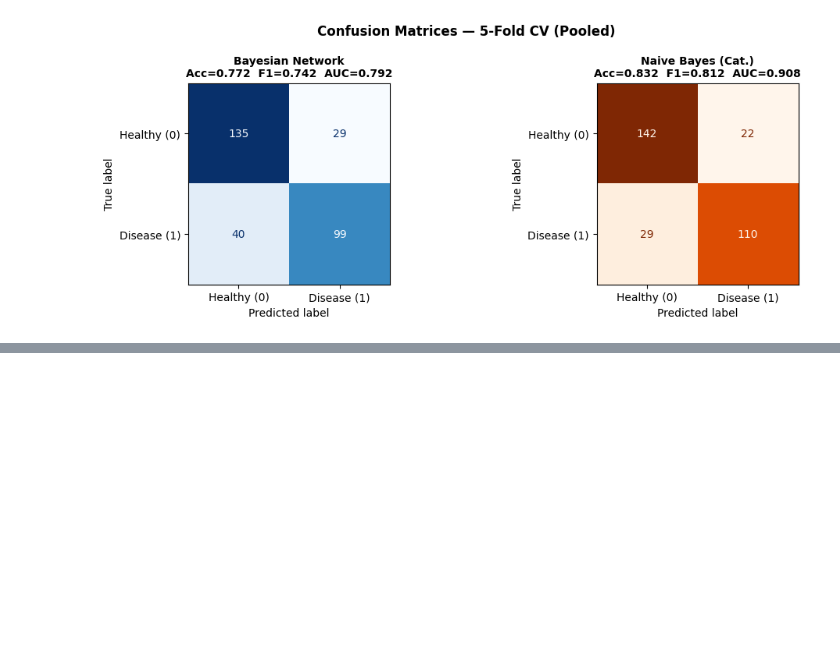
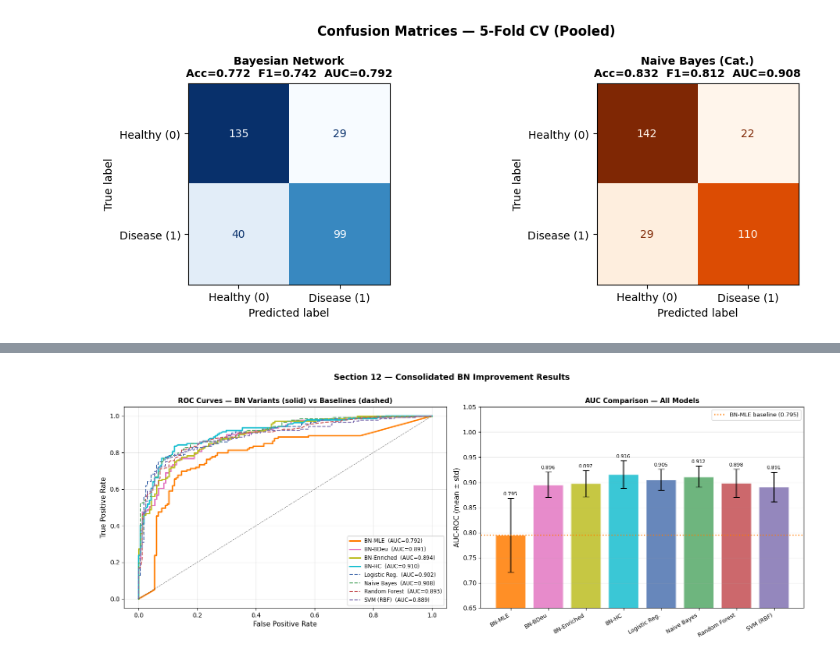
Before and after one commit to cheahcha/cs5340-project, a Jupyter notebook: bayesian_network.ipynb, the cells around one changed output, grey strips where cells are left out. Saved outputs shown, nothing was run; the diff lists cells and outputs as text; code cells hidden in the pictures; blank space fills up the shorter version.

```diff
--- a/bayesian_network.ipynb
+++ b/bayesian_network.ipynb
@@ -775,0 +1051,19 @@ Best baseline by AUC: NaiveBayes  (mean AUC = 0.9115)
+# %%
+metrics_hc, pt_hc, pp_hc = run_bn_cv(
+    learned_edges, BayesianEstimator, bdeu_kwargs,
+    df_disc, state_names, skf, y_np)
+
+hc_acc = np.mean(metrics_hc['accuracy'])
+hc_f1  = np.mean(metrics_hc['f1'])
+hc_auc = np.mean(metrics_hc['auc'])
+
+print("── Section 11: Hill-Climbing + BDeu ────────────────────────────────────")
+print(f"{'Metric':<12} {'MLE':>8} {'BDeu':>8} {'Enriched':>10} {'HC+BDeu':>9} {'Δ vs MLE':>10}")
+print("─" * 62)
+for metric, mle_v, bdeu_v, enr_v, hc_v in [
+    ('Accuracy', mle_acc, bdeu_acc, enr_acc, hc_acc),
+    ('F1',       mle_f1,  bdeu_f1,  enr_f1,  hc_f1),
+    ('AUC',      mle_auc, bdeu_auc, enr_auc, hc_auc),
+]:
+    print(f"{metric:<12} {mle_v:>8.4f} {bdeu_v:>8.4f} {enr_v:>10.4f} "
+          f"{hc_v:>9.4f} {hc_v - mle_v:>+10.4f}")
@@ -775,0 +1164,75 @@ Best baseline by AUC: NaiveBayes  (mean AUC = 0.9115)
+# %%
+BN_COLORS_COMP = {
+    'BN-MLE':      '#FF7C00',
+    'BN-BDeu':     '#e377c2',
+    'BN-Enriched': '#bcbd22',
+    'BN-HC':       '#17becf',
+}
+BASE_COLORS_COMP = {
+    'LogisticRegression': '#4C72B0',
+    'NaiveBayes':         '#55A868',
+    'RandomForest':       '#C44E52',
+    'SVM':                '#8172B2',
+}
+bn_variant_pool = {
+    'BN-MLE':      (np.array(pool_true['BayesianNetwork']),
+                    np.array(pool_proba['BayesianNetwork'])),
+    'BN-BDeu':     (pt_bdeu,  pp_bdeu),
+    'BN-Enriched': (pt_enr,   pp_enr),
+    'BN-HC':       (pt_hc,    pp_hc),
+}
+
+fig, axes = plt.subplots(1, 2, figsize=(16, 6))
+
+# ── Left: ROC curves ──────────────────────────────────────────────────────────
+ax_roc = axes[0]
+for variant, (yt, yp) in bn_variant_pool.items():
+    fpr, tpr, _ = roc_curve(yt, yp)
+    auc_v = roc_auc_score(yt, yp)
+    ax_roc.plot(fpr, tpr, color=BN_COLORS_COMP[variant], linewidth=2.2,
+                label=f'{variant}  (AUC={auc_v:.3f})')
+for bname in BASELINE_NAMES_LIST:
+    yt  = np.array(pool_true[bname])
+    yp  = np.array(pool_proba[bname])
+    fpr, tpr, _ = roc_curve(yt, yp)
+    auc_v = roc_auc_score(yt, yp)
+    ax_roc.plot(fpr, tpr, color=BASE_COLORS_COMP[bname], linewidth=1.5,
+                linestyle='--', label=f'{BASELINE_DISP[bname]}  (AUC={auc_v:.3f})')
+ax_roc.plot([0, 1], [0, 1], 'k--', linewidth=0.8, alpha=0.5)
+ax_roc.set_xlabel('False Positive Rate', fontsize=11)
+ax_roc.set_ylabel('True Positive Rate', fontsize=11)
+ax_roc.set_title('ROC Curves — BN Variants (solid) vs Baselines (dashed)',
+                 fontsize=11, fontweight='bold')
+ax_roc.legend(loc='lower right', fontsize=8.5)
+ax_roc.grid(True, alpha=0.3)
+
+# ── Right: AUC bar chart ──────────────────────────────────────────────────────
+ax_bar = axes[1]
+all_labels = list(BN_VARIANTS.keys()) + [BASELINE_DISP[b] for b in BASELINE_NAMES_LIST]
+all_aucs   = ([np.mean(BN_VARIANTS[v]['auc']) for v in BN_VARIANTS] +
+              [np.mean(cv_results[b]['auc'])   for b in BASELINE_NAMES_LIST])
+all_stds   = ([np.std(BN_VARIANTS[v]['auc'])  for v in BN_VARIANTS] +
+              [np.std(cv_results[b]['auc'])    for b in BASELINE_NAMES_LIST])
+all_colors = ([BN_COLORS_COMP[v]     for v in BN_VARIANTS] +
+              [BASE_COLORS_COMP[b]   for b in BASELINE_NAMES_LIST])
+
+x    = np.arange(len(all_labels))
+bars = ax_bar.bar(x, all_aucs, yerr=all_stds, capsize=5,
+                  color=all_colors, alpha=0.85, edgecolor='white')
+ax_bar.axhline(mle_auc, color='#FF7C00', linestyle=':', linewidth=1.8,
+               label=f'BN-MLE baseline ({mle_auc:.3f})')
+ax_bar.set_xticks(x)
+ax_bar.set_xticklabels(all_labels, rotation=30, ha='right', fontsize=9)
+ax_bar.set_ylim(0.65, 1.05)
+ax_bar.set_ylabel('AUC-ROC (mean ± std)', fontsize=11)
+ax_bar.set_title('AUC Comparison — All Models', fontsize=11, fontweight='bold')
+ax_bar.bar_label(bars, fmt='%.3f', padding=3, fontsize=8)
+ax_bar.legend(fontsize=9)
+ax_bar.grid(axis='y', alpha=0.3)
+
+plt.suptitle('Section 12 — Consolidated BN Improvement Results',
+             fontsize=13, fontweight='bold', y=1.01)
+plt.tight_layout()
+plt.show()
+# %% [output]
+[figure, added]
```
Also changed, not shown: parts of 13 cells of this notebook.
